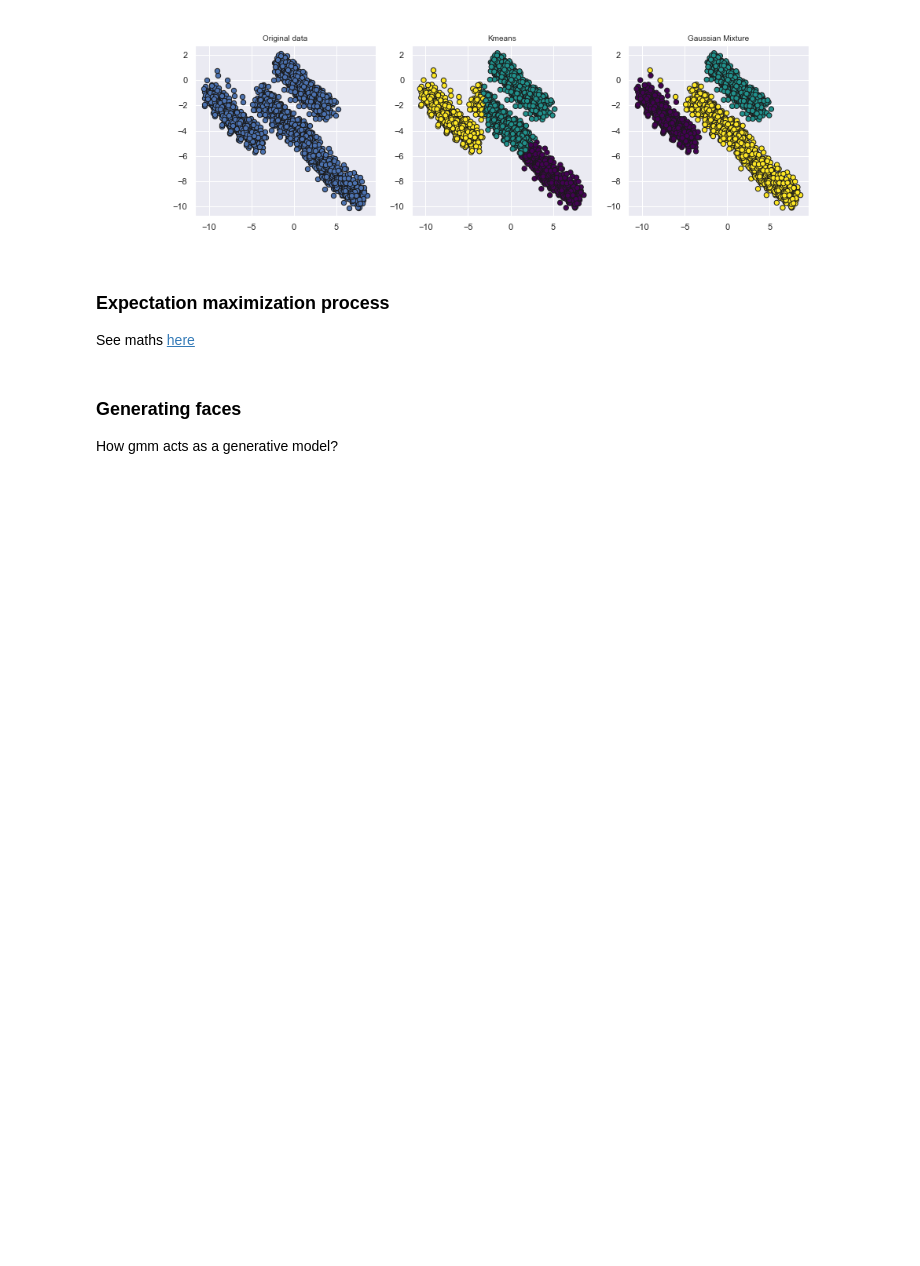
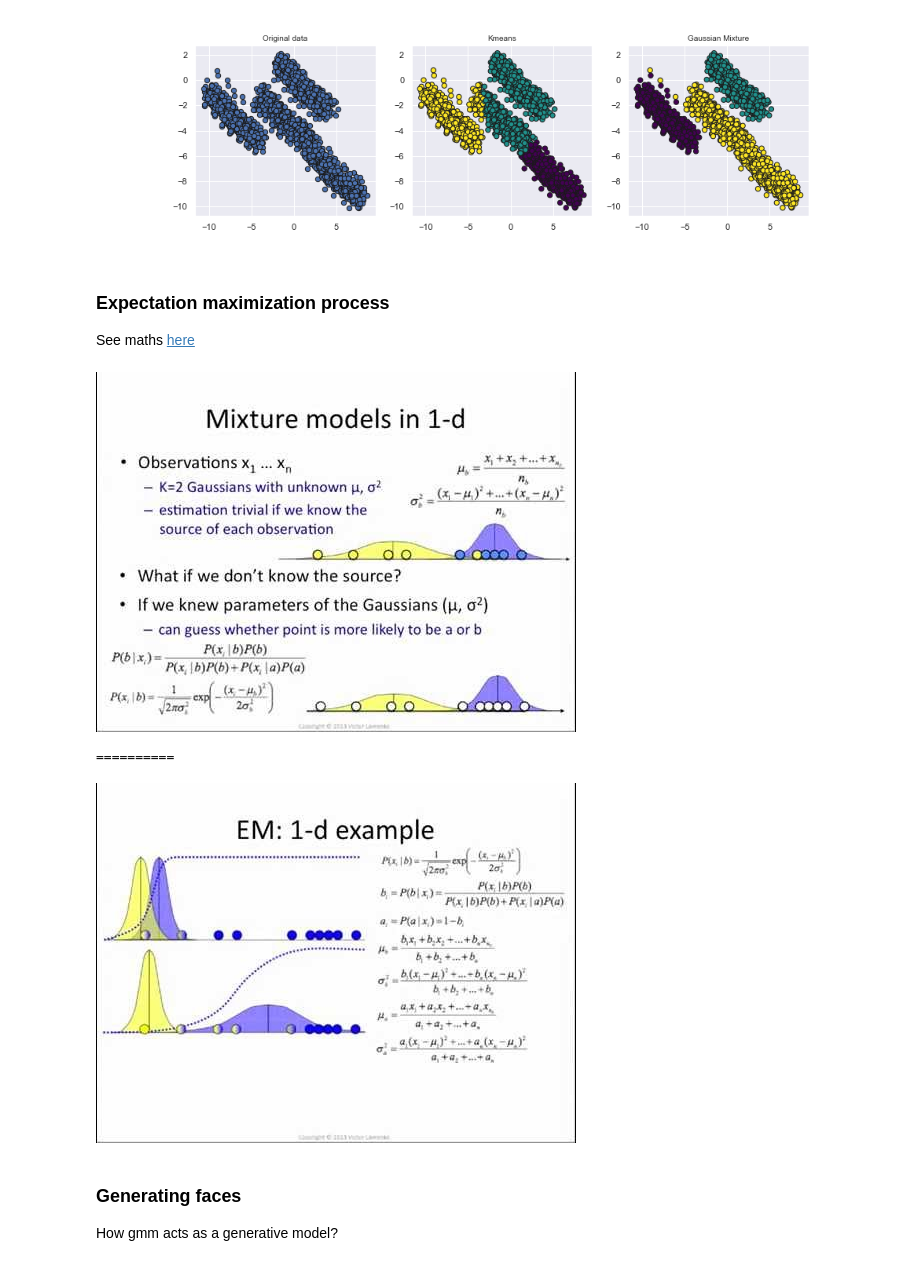
Before and after one commit to harnalashok/Clustering, a Jupyter notebook: gmm_generateFaces.ipynb, the cells around one changed output. Saved outputs shown, nothing was run; the diff lists cells and outputs as text; code cells hidden in the pictures; blank space fills up the shorter version.

```diff
--- a/gmm_generateFaces.ipynb
+++ b/gmm_generateFaces.ipynb
@@ -50,6 +50,18 @@ See [here](https://www.jeremyjordan.me/gaussian-mixed-models/)
 # %% [markdown]
 ### Expectation maximization process
 See maths [here](https://gsarantitis.wordpress.com/2020/09/13/gaussian-mixture-models-part-2-clustering/)
+# %%
+# Display YouTube videos
+from IPython.core.interactiveshell import InteractiveShell
+InteractiveShell.ast_node_interactivity = "all"
+from IPython.display import YouTubeVideo
+YouTubeVideo('REypj2sy_5U')
+print("\n==========\n")
+YouTubeVideo('iQoXFmbXRJA')
+# %% [output]
+[figure, added]
+==========
+[figure, added]
 # %% [markdown]
 ### Generating faces
 How gmm acts as a generative model?
```
Also changed, not shown: parts of 7 cells of this notebook.
